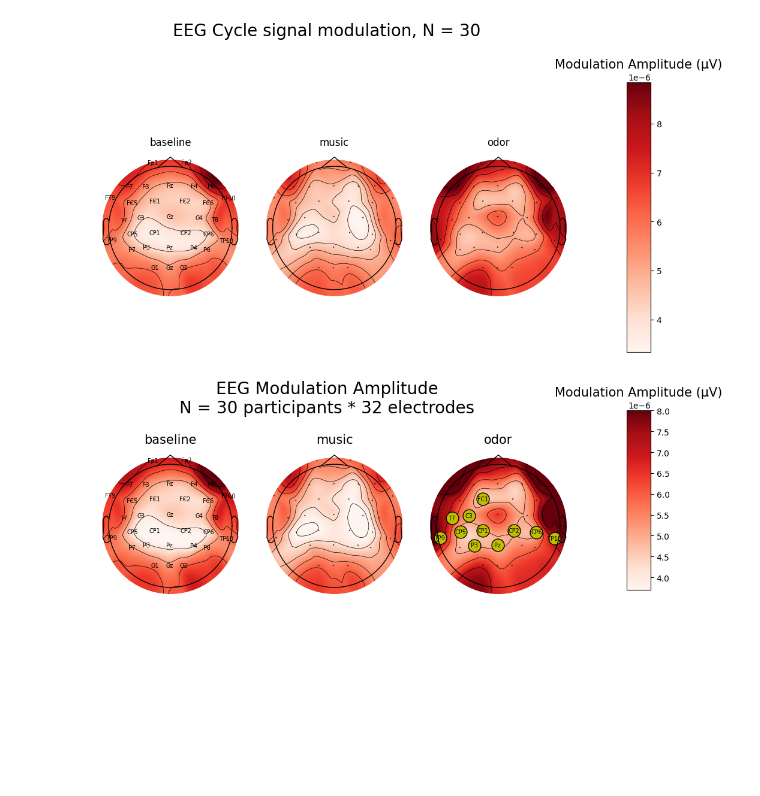
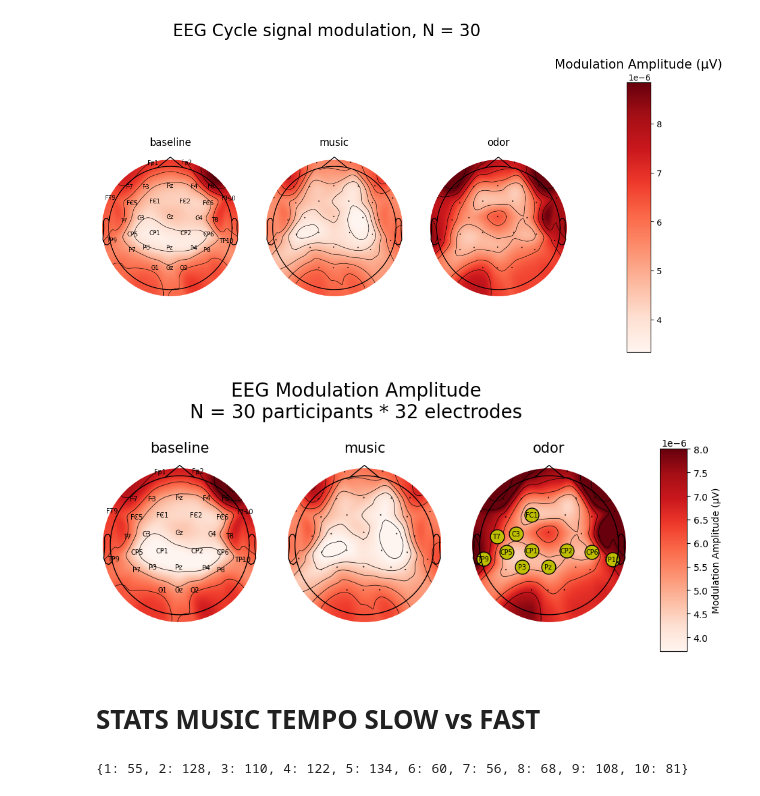
Before and after one commit to ValentinGhibaudo/Emosens_3, a Jupyter notebook: stats_modulation_cycle_signal.ipynb, the cells around one changed output. Cells and saved outputs as stored; diff of their text form; code cells hidden in the pictures; blank space fills up the shorter version.

Commit message:
improve figures manuscript_v5 first writing

```diff
--- a/stats_modulation_cycle_signal.ipynb
+++ b/stats_modulation_cycle_signal.ipynb
@@ -267,34 +267,40 @@ N = df['participant'].unique().size
 
 vmin = df.groupby(['session','chan']).median(numeric_only = True)[metric].quantile(q_diff)
 vmax = df.groupby(['session','chan']).median(numeric_only = True)[metric].quantile(1 - q_diff)
 
 fig, axs = plt.subplots(ncols = df['session'].unique().size, figsize = (10,5))
 fig.suptitle(f'EEG Modulation Amplitude\nN = {N} participants * 32 electrodes', fontsize = 20, y = 1)
 
 chans = da['chan'].values
 
 for c, session in enumerate(df['session'].unique()):
     ax = axs[c]
     topo_data = df[df['session'] == session].groupby('chan').median(numeric_only = True)[metric].reindex(chans)
     if session == 'baseline':
         im, cn = mne.viz.plot_topomap(data = topo_data.values , pos = pos, names = chans, axes = ax, show = False, vlim = (vmin,vmax))
     else:
         x1 = da.sel(session = 'baseline').values
         x2 = da.sel(session = session).values
         mask = cluster_stats(x1,x2,chans)
         im, cn = mne.viz.plot_topomap(data = topo_data.values , pos = pos, names = chans, axes = ax, show = False, vlim = (vmin,vmax), mask = mask, mask_params = mask_params)
     ax.set_title(f'{session}', fontsize = 15)
 
-ax_x_start = 1
+ax_x_start = 0.95
 ax_x_width = 0.04
-ax_y_start = 0.3
+ax_y_start = 0.2
 ax_y_height = 0.6
 cbar_ax = fig.add_axes([ax_x_start, ax_y_start, ax_x_width, ax_y_height])
 clb = fig.colorbar(im, cax=cbar_ax)
-clb.ax.set_title('Modulation Amplitude (µV)', fontsize = 15)
+clb.set_label('Modulation Amplitude (µV)')
 
 fig.savefig(base_folder / 'Figures' / 'pour_article' / 'EEG_Modulation_Amplitude_cluster.png', dpi = 500, bbox_inches = 'tight')
 
 plt.show()
 # %% [output]
-[figure, old version]
+[figure, new version]
+# %% [markdown]
+# STATS MUSIC TEMPO SLOW vs FAST
+# %%
+tempos
+# %% [output]
+{1: 55, 2: 128, 3: 110, 4: 122, 5: 134, 6: 60, 7: 56, 8: 68, 9: 108, 10: 81}
```
Also changed, not shown: parts of 5 cells of this notebook, 3 other files.
